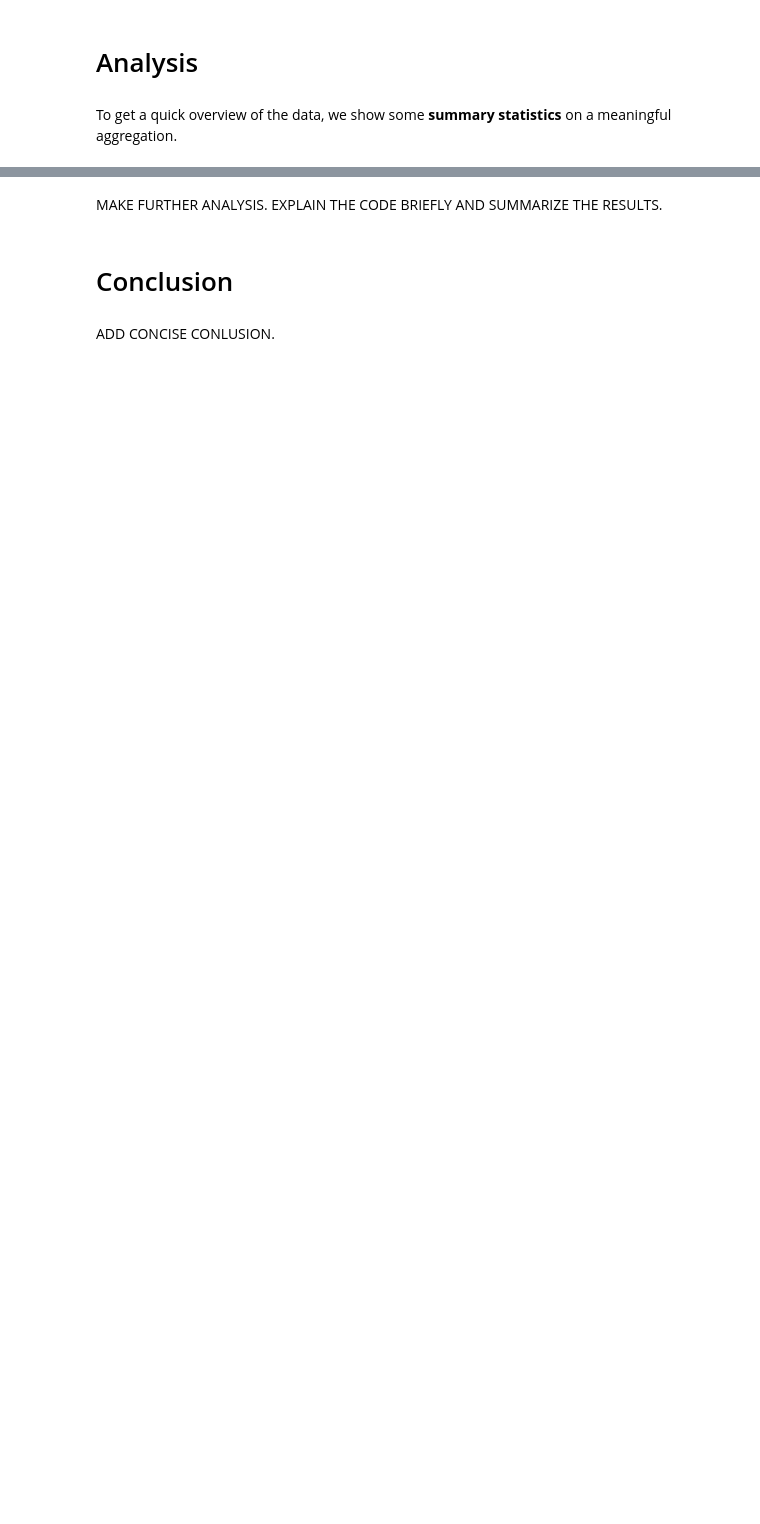
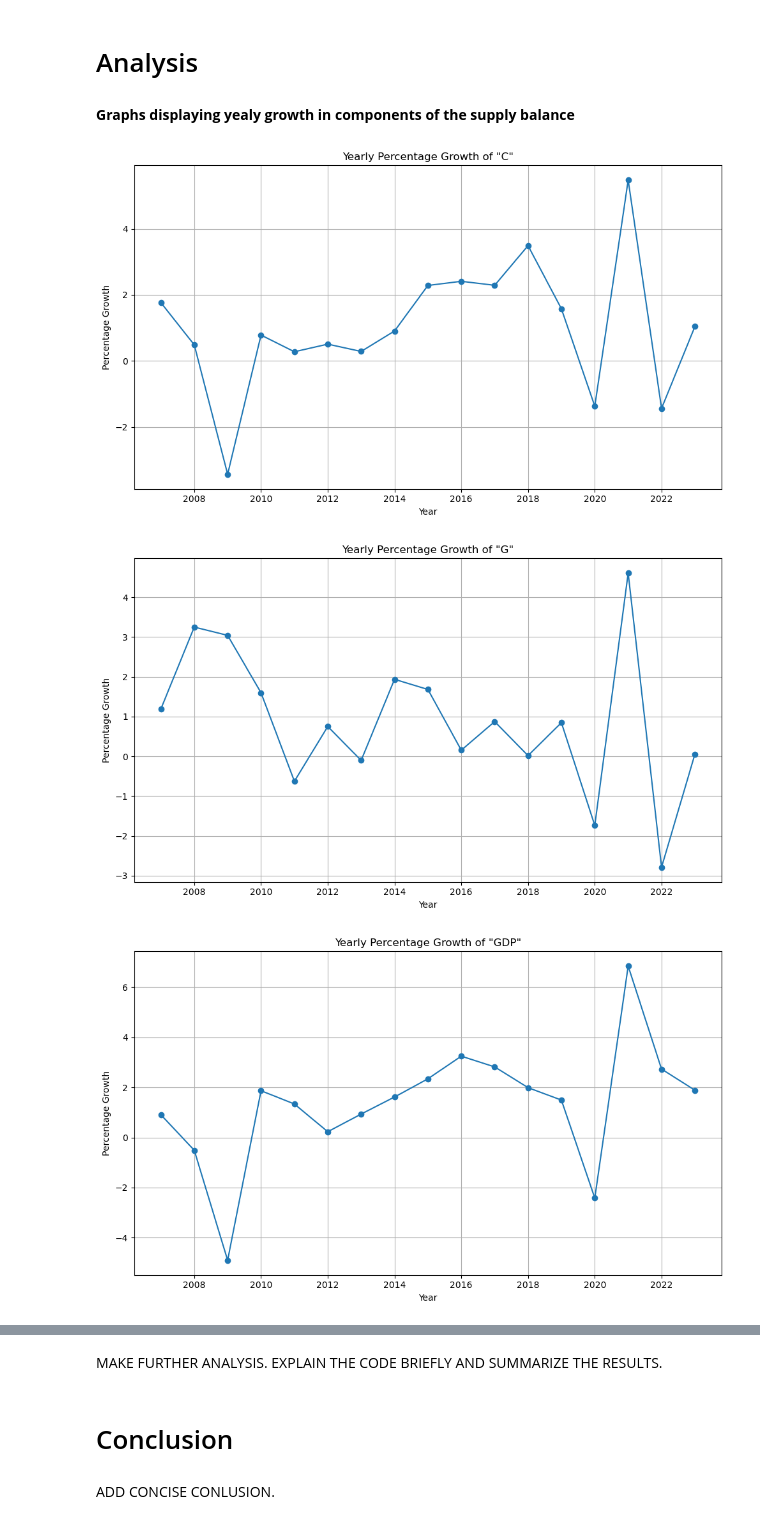
Before and after one commit to NumEconCopenhagen/projects-2024-kt, a Jupyter notebook: dataproject/dataproject.ipynb, the cells around one changed output, grey strips where cells are left out. Drawn from its saved outputs; the diff is of its cells as text; code cells hidden in the pictures; blank space fills up the shorter version.

```diff
--- a/dataproject/dataproject.ipynb
+++ b/dataproject/dataproject.ipynb
@@ -166,4 +191,20 @@ Make sure that your resulting data sets have the correct number of rows and colu
 # %% [markdown]
 # Analysis
-# %% [markdown]
-To get a quick overview of the data, we show some **summary statistics** on a meaningful aggregation.
+# %% [markdown]
+**Graphs displaying yealy growth in components of the supply balance**
+# %%
+for var in finished_data:
+    var_growth = finished_data[var].pct_change() * 100
+
+    plt.figure(figsize=(10, 6))
+    plt.plot(var_growth.index, var_growth.values, marker='o', linestyle='-')
+    plt.title(f'Yearly Percentage Growth of "{var}"')
+    plt.xlabel('Year')
+    plt.ylabel('Percentage Growth')
+    plt.grid(True)
+    plt.tight_layout()
+    plt.show()
+# %% [output]
+[figure, added]
+[figure, added]
+[figure, added]
```
Also changed, not shown: parts of 20 cells of this notebook.
